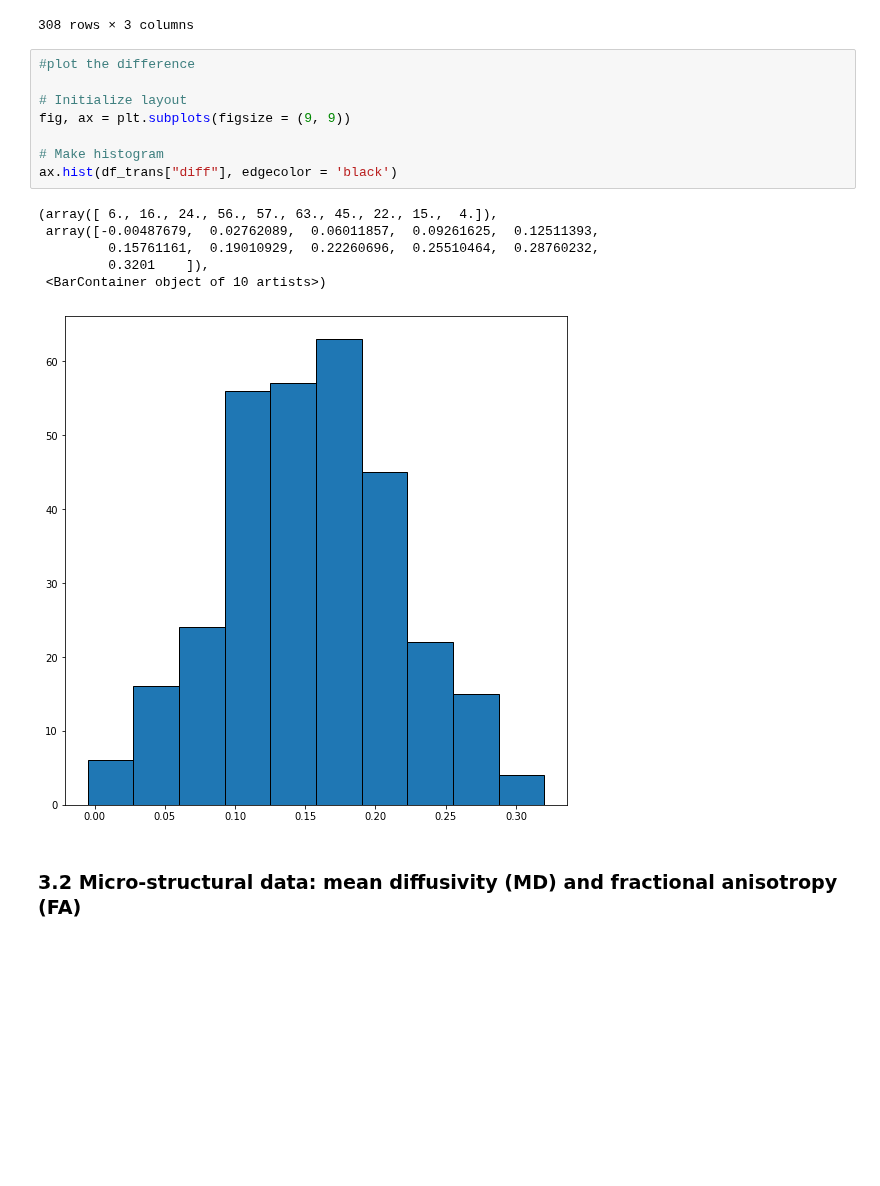
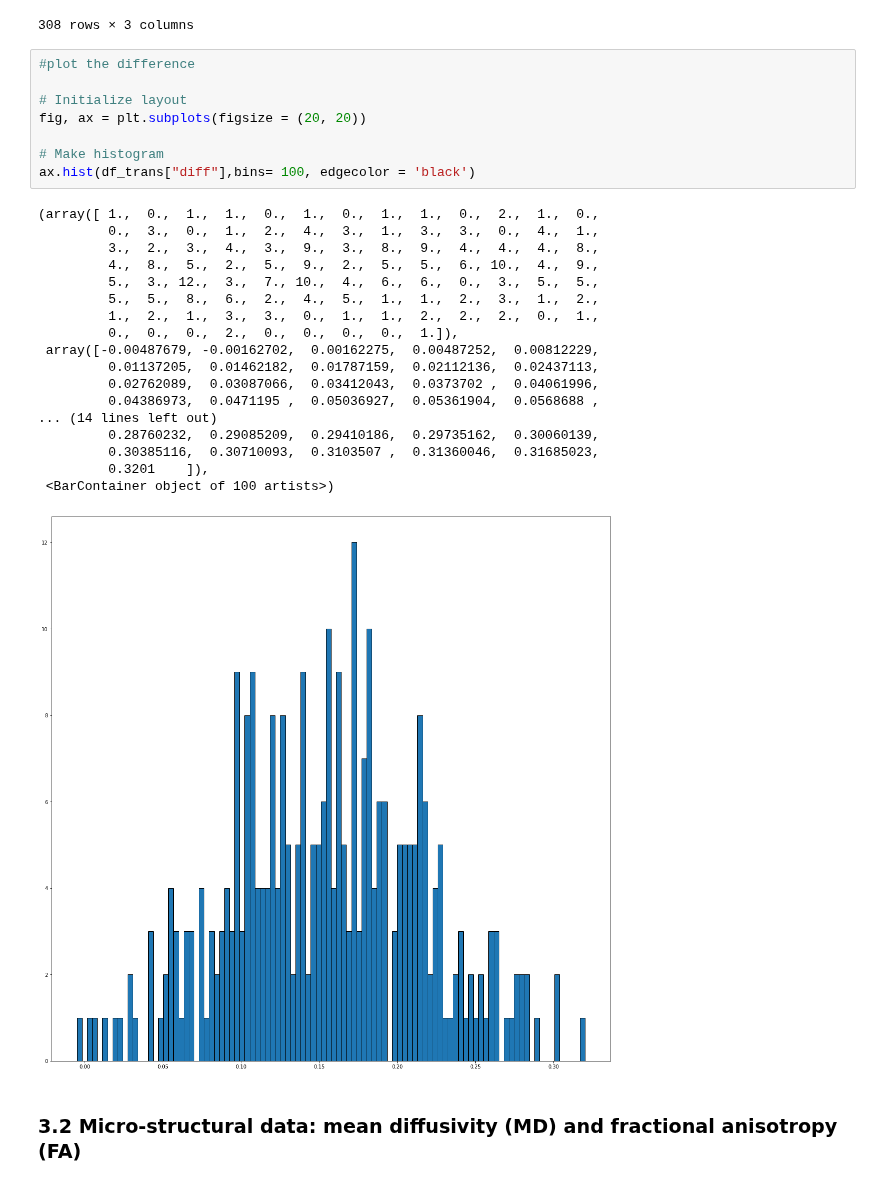
Before and after one commit to mello-y/MSc5_research_project, a Jupyter notebook: code/Data_exploration.ipynb, the cells around one changed output. Drawn from its saved outputs; the diff is of its cells as text; blank space fills up the shorter version.

Commit message:
adjusted figsize

```diff
--- a/code/Data_exploration.ipynb
+++ b/code/Data_exploration.ipynb
@@ -359,18 +359,30 @@ df_trans
 # %%
 #plot the difference
 
 # Initialize layout
-fig, ax = plt.subplots(figsize = (9, 9))
+fig, ax = plt.subplots(figsize = (20, 20))
 
 # Make histogram
-ax.hist(df_trans["diff"], edgecolor = 'black')
+ax.hist(df_trans["diff"],bins= 100, edgecolor = 'black')
 # %% [output]
-(array([ 6., 16., 24., 56., 57., 63., 45., 22., 15.,  4.]),
- array([-0.00487679,  0.02762089,  0.06011857,  0.09261625,  0.12511393,
-         0.15761161,  0.19010929,  0.22260696,  0.25510464,  0.28760232,
+(array([ 1.,  0.,  1.,  1.,  0.,  1.,  0.,  1.,  1.,  0.,  2.,  1.,  0.,
+         0.,  3.,  0.,  1.,  2.,  4.,  3.,  1.,  3.,  3.,  0.,  4.,  1.,
+         3.,  2.,  3.,  4.,  3.,  9.,  3.,  8.,  9.,  4.,  4.,  4.,  8.,
+         4.,  8.,  5.,  2.,  5.,  9.,  2.,  5.,  5.,  6., 10.,  4.,  9.,
+         5.,  3., 12.,  3.,  7., 10.,  4.,  6.,  6.,  0.,  3.,  5.,  5.,
+         5.,  5.,  8.,  6.,  2.,  4.,  5.,  1.,  1.,  2.,  3.,  1.,  2.,
+         1.,  2.,  1.,  3.,  3.,  0.,  1.,  1.,  2.,  2.,  2.,  0.,  1.,
+         0.,  0.,  0.,  2.,  0.,  0.,  0.,  0.,  1.]),
+ array([-0.00487679, -0.00162702,  0.00162275,  0.00487252,  0.00812229,
+         0.01137205,  0.01462182,  0.01787159,  0.02112136,  0.02437113,
+         0.02762089,  0.03087066,  0.03412043,  0.0373702 ,  0.04061996,
+         0.04386973,  0.0471195 ,  0.05036927,  0.05361904,  0.0568688 ,
+... (14 lines left out)
+         0.28760232,  0.29085209,  0.29410186,  0.29735162,  0.30060139,
+         0.30385116,  0.30710093,  0.3103507 ,  0.31360046,  0.31685023,
          0.3201    ]),
- <BarContainer object of 10 artists>)
+ <BarContainer object of 100 artists>)
-[figure, old version]
+[figure, new version]
 # %% [markdown]
 ### 3.2 Micro-structural data: mean diffusivity (MD) and fractional anisotropy (FA)
 # %% [markdown]
```
